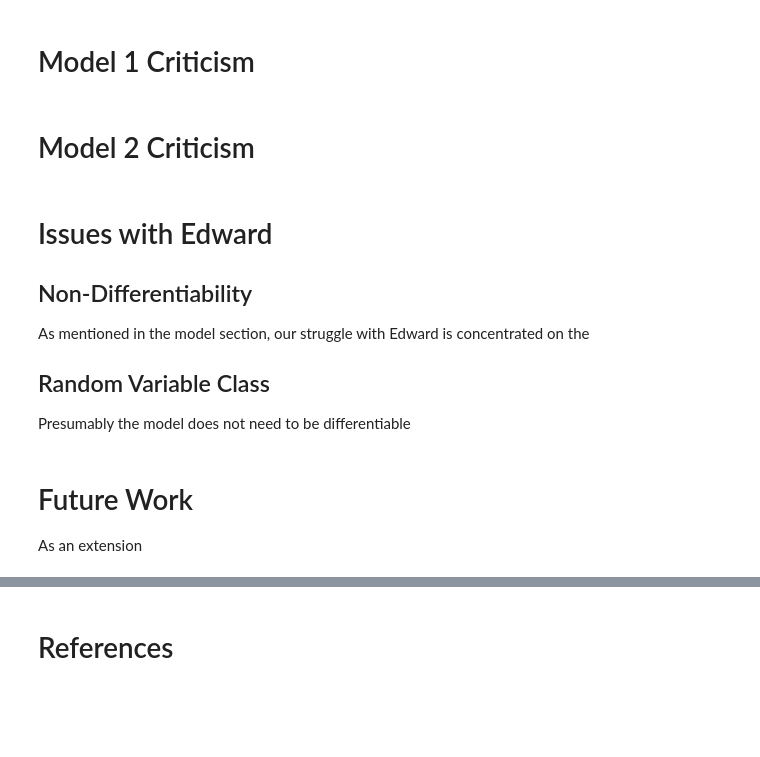
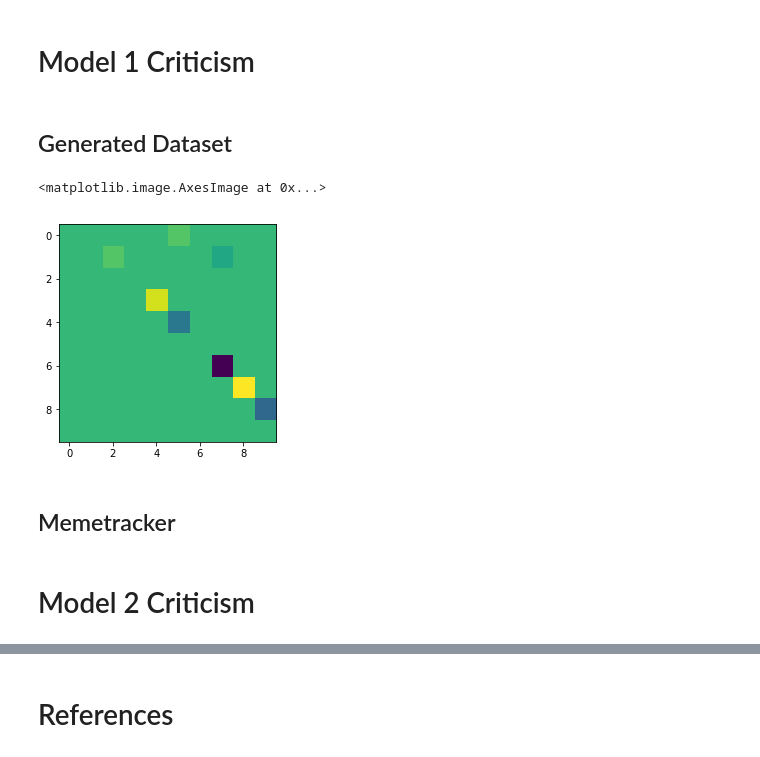
Before and after one commit to schneiderjf/hierarchical-diffnet, a Jupyter notebook: Final_Report.ipynb, the cells around one changed output, grey strips where cells are left out. Drawn from its saved outputs; the diff is of its cells as text; code cells hidden in the pictures; blank space fills up the shorter version.

```diff
--- a/Final_Report.ipynb
+++ b/Final_Report.ipynb
@@ -279,19 +164,36 @@ The inference method used was MAP estimation, due to our difficulties with the r
 For model 2, we generated cascade data for two topics from two sets of alpha parameters. The first set of alpha parameters for the ground truth of topic 1 network parameters and the second set for the ground truth of topic 2 network parameters.
 # %% [markdown]
 # Model 1 Criticism
+# %% [markdown]
+## Generated Dataset
+# %%
+m1_generated_alpha = np.array([[0, .1, 0, 0, 0, .2, 0, 0, 0, 0],
+                              [0, 0, .5, 0, 0, 0, 0, .25, 0, 0],
+                              [0, 0, 0, .4, 0, 0, 0, 0, 0, 0],
+                              [0, 0, 0, 0, .5, 0, 0, .1, 0, 0],
+                              [0, 0, 0, 0, 0, .3, 0, 0, .2, 0],
+                              [0, 0, 0, 0, 0, 0, .7, 0, 0, 0],
+                              [0, 0, 0, 0, 0, 0, 0, 1, 0, 0],
+                              [0, 0, 0, 0, 0, 0, 0, 0, .6, 0],
+                              [0, 0, 0, 0, 0, 0, 0, 0, 0, .3],
+                              [0, 0, 0, 0, 0, 0, 0, 0, 0, 0]], dtype=np.float32)
+
+m1_inferred_alpha = np.array([[0, .1, 0, 0, 0, .1, 0, 0, 0, 0],
+                              [0, 0, .4, 0, 0, 0, 0, .35, 0, 0],
+                              [0, 0, 0, .4, 0, 0, 0, 0, 0, 0],
+                              [0, 0, 0, 0, .1, 0, 0, .1, 0, 0],
+                              [0, 0, 0, 0, 0, .7, 0, 0, .2, 0],
+                              [0, 0, 0, 0, 0, 0, .7, 0, 0, 0],
+                              [0, 0, 0, 0, 0, 0, 0, 2, 0, 0],
+                              [0, 0, 0, 0, 0, 0, 0, 0, .1, 0],
+                              [0, 0, 0, 0, 0, 0, 0, 0, 0, .8],
+                              [0, 0, 0, 0, 0, 0, 0, 0, 0, 0]], dtype=np.float32)
+# %%
+plt.imshow(m1_generated_alpha - m1_inferred_alpha)
+# %% [output]
+<matplotlib.image.AxesImage at 0x...>
+[figure, added]
+# %% [markdown]
+## Memetracker
 # %% [markdown]
 # Model 2 Criticism
-# %% [markdown]
-# Issues with Edward
-
-## Non-Differentiability
-
-As mentioned in the model section, our struggle with Edward is concentrated on the
-
-## Random Variable Class
-
-Presumably the model does not need to be differentiable
-# %% [markdown]
-# Future Work
-
-As an extension
```
Also changed, not shown: parts of 30 cells of this notebook, 1 other file.
